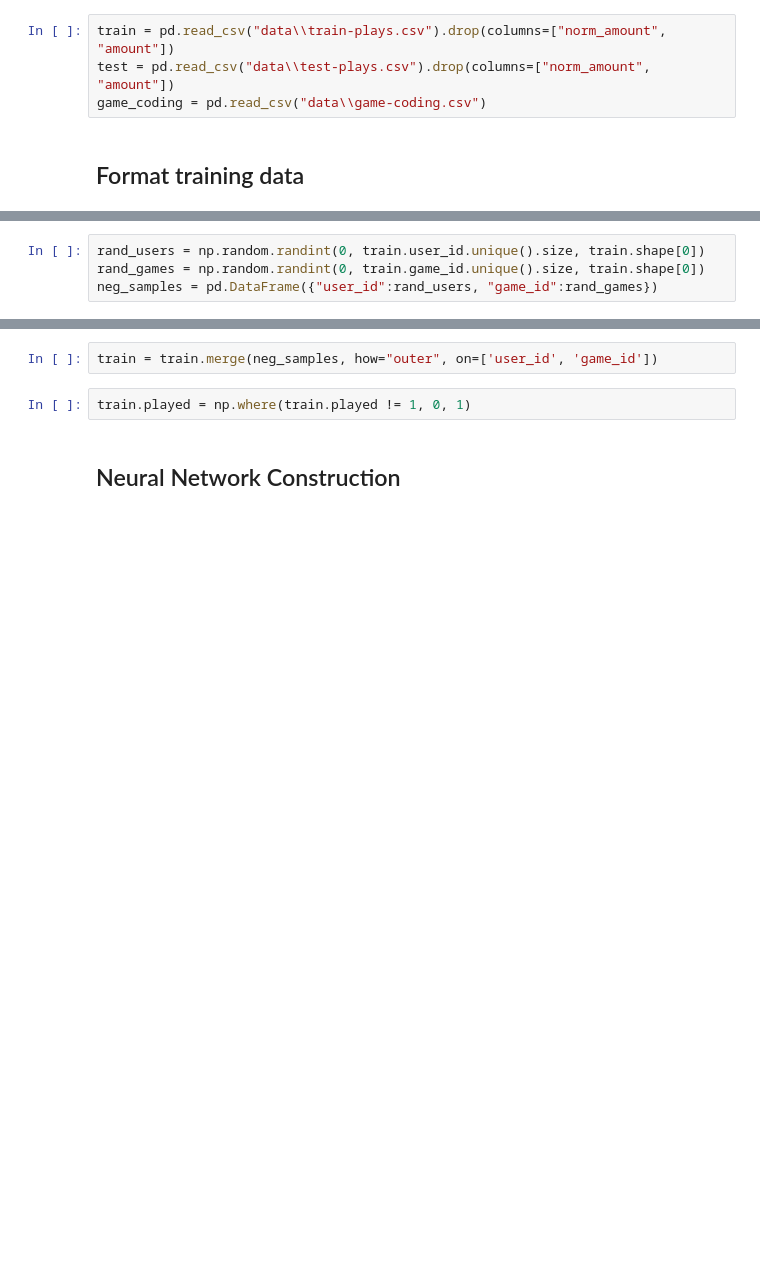
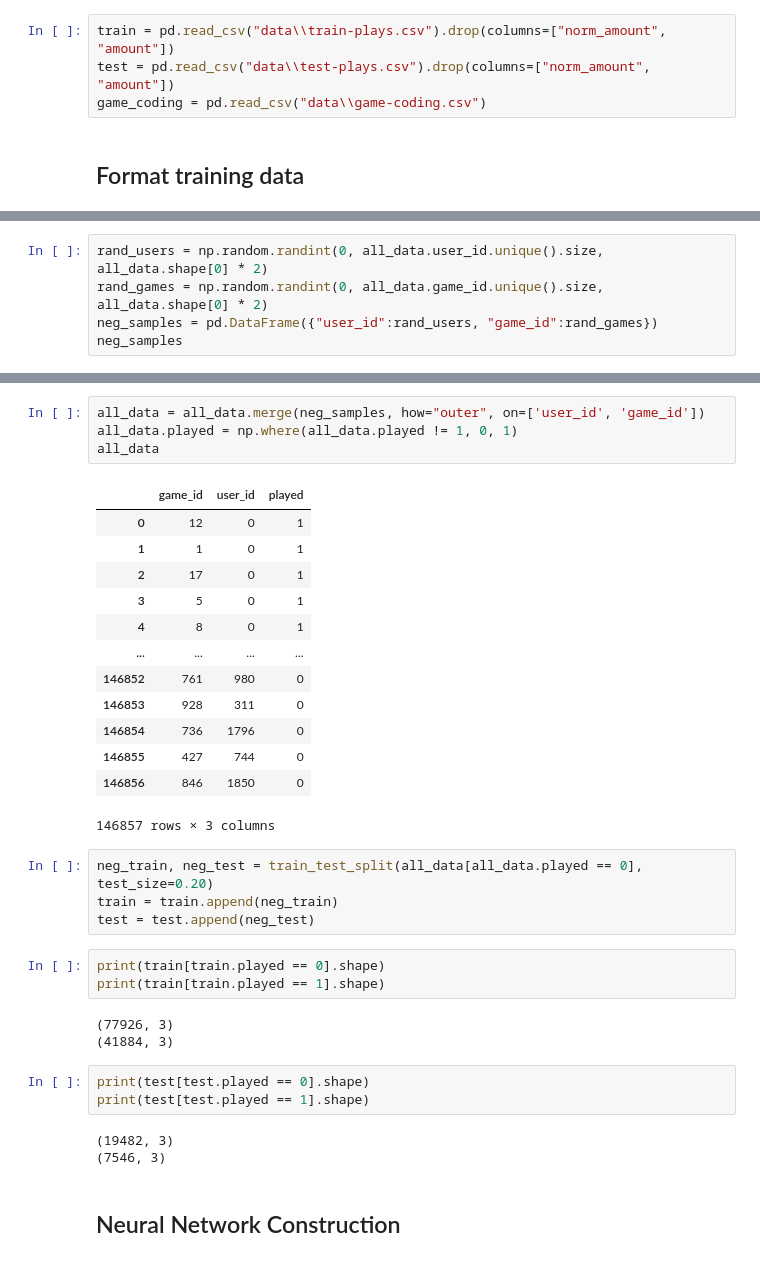
Before and after one commit to chris-gomes/steam-game-recommendations, a Jupyter notebook: Neural Network.ipynb, the cells around one changed output, grey strips where cells are left out. Saved outputs shown, nothing was run; the diff lists cells and outputs as text; blank space fills up the shorter version.

```diff
--- a/Neural Network.ipynb
+++ b/Neural Network.ipynb
@@ -29,4 +46,5 @@ test['played'] = 1
 # %%
-rand_users = np.random.randint(0, train.user_id.unique().size, train.shape[0])
-rand_games = np.random.randint(0, train.game_id.unique().size, train.shape[0])
+rand_users = np.random.randint(0, all_data.user_id.unique().size, all_data.shape[0] * 2)
+rand_games = np.random.randint(0, all_data.game_id.unique().size, all_data.shape[0] * 2)
 neg_samples = pd.DataFrame({"user_id":rand_users, "game_id":rand_games})
+neg_samples
@@ -33,6 +65,36 @@ neg_samples = pd.DataFrame({"user_id":rand_users, "game_id":rand_games})
 # %%
-train = train.merge(neg_samples, how="outer", on=['user_id', 'game_id'])
+all_data = all_data.merge(neg_samples, how="outer", on=['user_id', 'game_id'])
+all_data.played = np.where(all_data.played != 1, 0, 1)
+all_data
+# %% [output]
+|  | game_id | user_id | played |
+| 0 | 12 | 0 | 1 |
+| 1 | 1 | 0 | 1 |
+| 2 | 17 | 0 | 1 |
+| 3 | 5 | 0 | 1 |
+| 4 | 8 | 0 | 1 |
+| ... | ... | ... | ... |
+| 146852 | 761 | 980 | 0 |
+| 146853 | 928 | 311 | 0 |
+| 146854 | 736 | 1796 | 0 |
+| 146855 | 427 | 744 | 0 |
+| 146856 | 846 | 1850 | 0 |
+146857 rows × 3 columns
-# %%
-train.played = np.where(train.played != 1, 0, 1)
+# %%
+neg_train, neg_test = train_test_split(all_data[all_data.played == 0], test_size=0.20)
+train = train.append(neg_train)
+test = test.append(neg_test)
+# %%
+print(train[train.played == 0].shape)
+print(train[train.played == 1].shape)
+# %% [output]
+(77926, 3)
+(41884, 3)
+# %%
+print(test[test.played == 0].shape)
+print(test[test.played == 1].shape)
+# %% [output]
+(19482, 3)
+(7546, 3)
 # %% [markdown]
 ## Neural Network Construction
```
Also changed, not shown: parts of 11 cells of this notebook.
